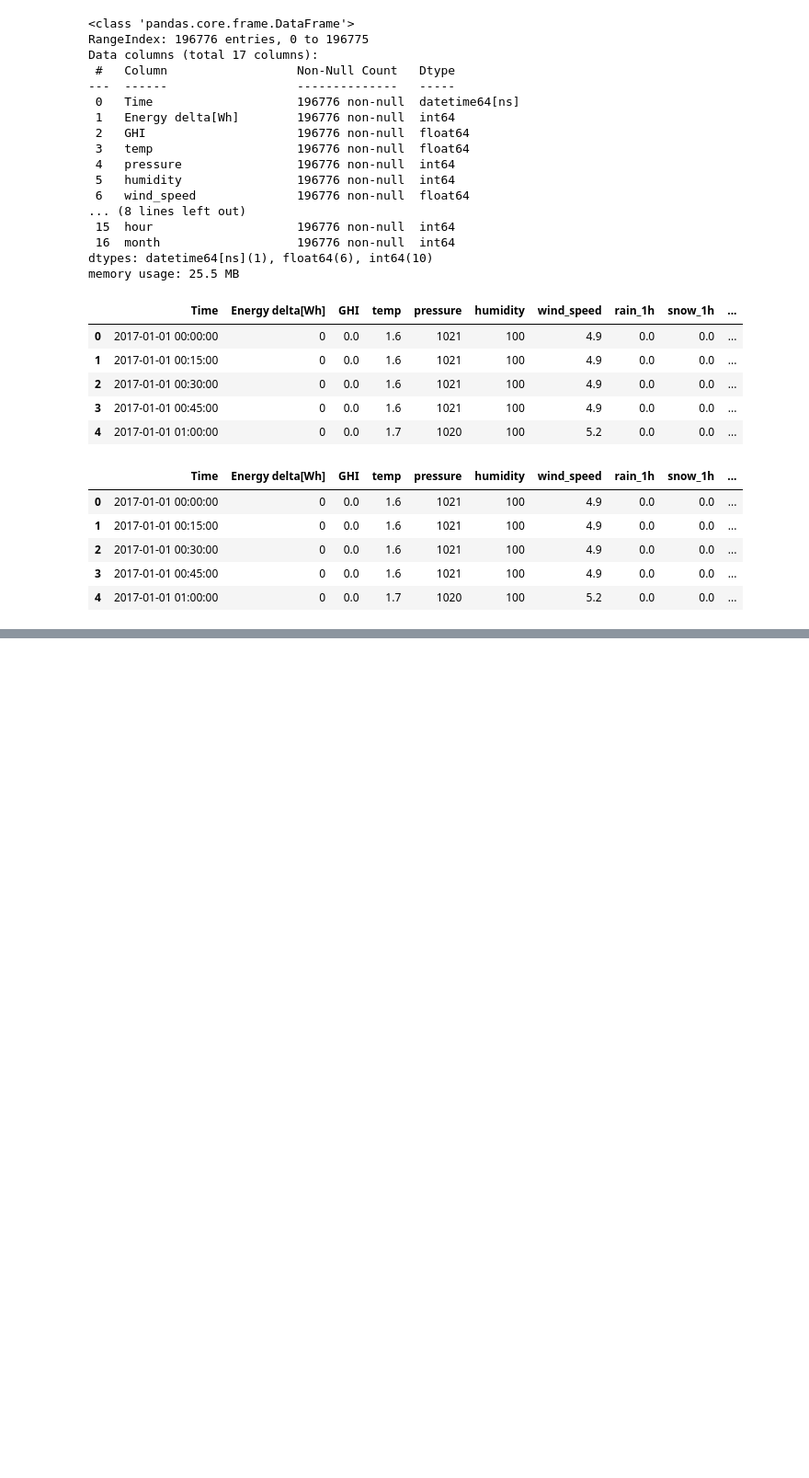
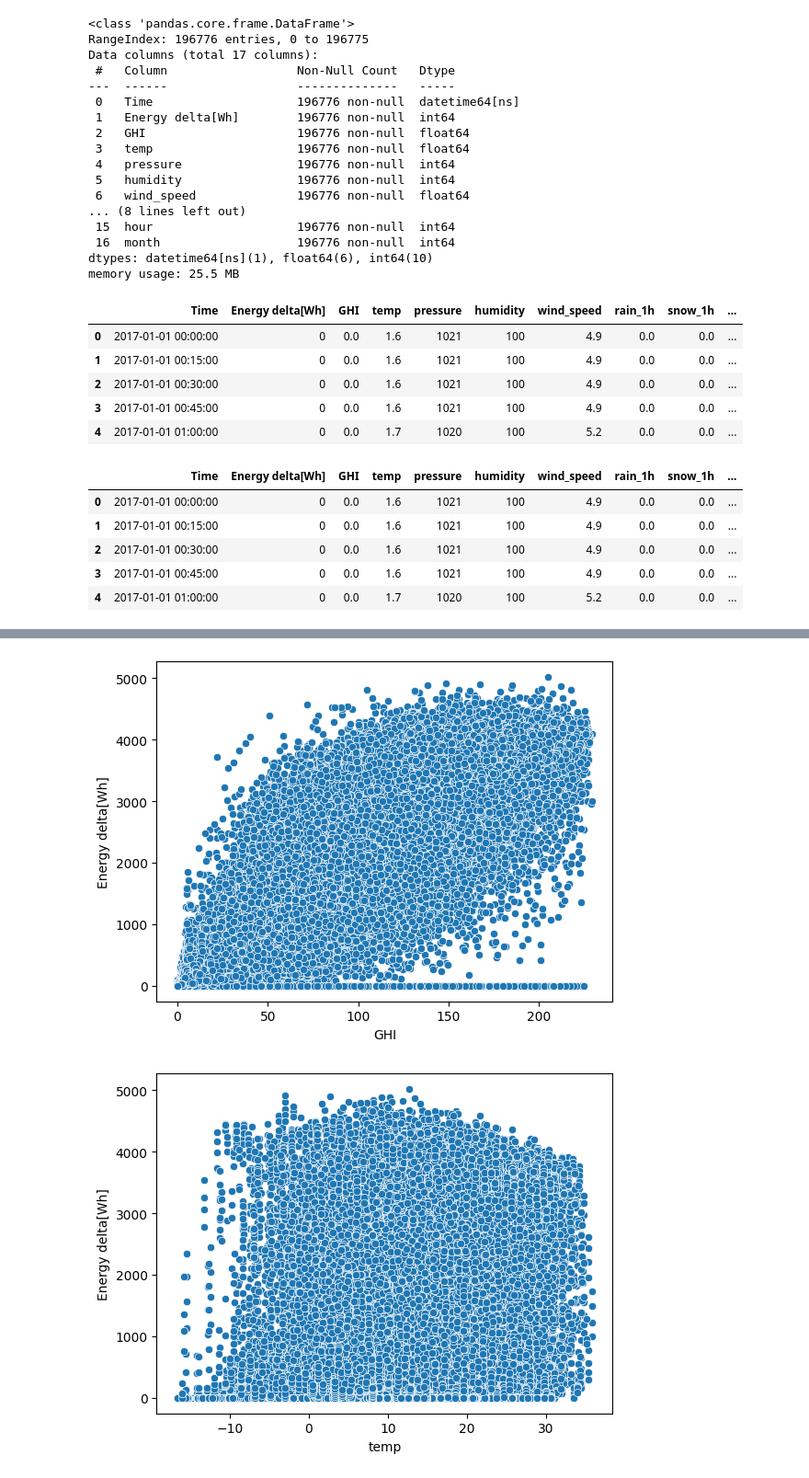
Before and after one commit to TMoyo22/weather-renewable-energy, a Jupyter notebook: Notebooks/Analysis.ipynb, the cells around one changed output, grey strips where cells are left out. Shown at 92% size. Cells and saved outputs as stored; diff of their text form; code cells hidden in the pictures; blank space fills up the shorter version.

```diff
--- a/Notebooks/Analysis.ipynb
+++ b/Notebooks/Analysis.ipynb
@@ -176,0 +234,9 @@ data_frame.to_csv(file_path, index=True)
+# %%
+for i in ['GHI', 'temp', 'pressure', 'humidity', 'wind_speed',
+       'rain_1h', 'snow_1h', 'clouds_all', 'sunlightTime', 'dayLength',
+       'SunlightTime/daylength', 'hour', 'month']:
+    sb.scatterplot(data=data_frame, x=i,y='Energy delta[Wh]')
+    plt.show()
+# %% [output]
+[figure, added]
+[figure, added]
```
Also changed, not shown: parts of 8 cells of this notebook.
